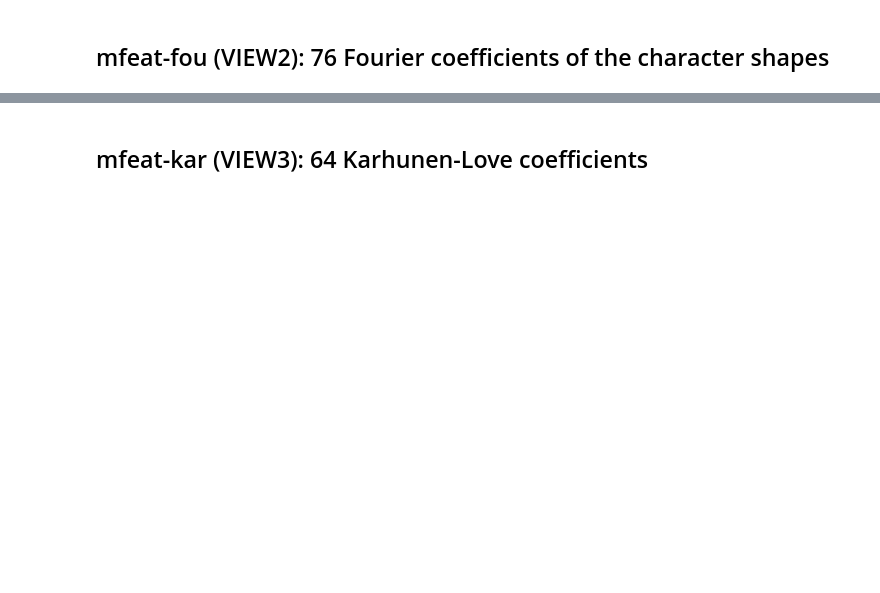
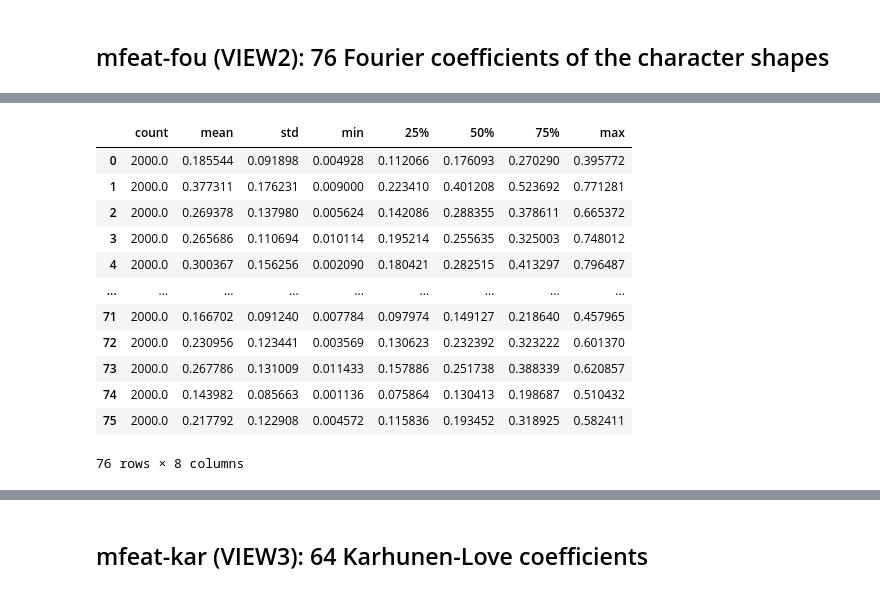
Before and after one commit to amarabuco/Projeto-ML-2020.1, a Jupyter notebook: clustering/main_clustering.ipynb, the cells around one changed output, grey strips where cells are left out. Drawn from its saved outputs; the diff is of its cells as text; code cells hidden in the pictures; blank space fills up the shorter version.

```diff
--- a/clustering/main_clustering.ipynb
+++ b/clustering/main_clustering.ipynb
@@ -325,0 +386,3 @@ array([[0.        , 1.35395181, 1.30867471, ..., 2.24390513, 1.96626151,
+# %%
+view2_df = pd.DataFrame(view2_data)
+view2_df.head()
@@ -325,0 +397,16 @@ array([[0.        , 1.35395181, 1.30867471, ..., 2.24390513, 1.96626151,
+# %%
+view2_df.describe().T
+# %% [output]
+|  | count | mean | std | min | 25% | 50% | 75% | max |
+| 0 | 2000.0 | 0.185544 | 0.091898 | 0.004928 | 0.112066 | 0.176093 | 0.270290 | 0.395772 |
+| 1 | 2000.0 | 0.377311 | 0.176231 | 0.009000 | 0.223410 | 0.401208 | 0.523692 | 0.771281 |
+| 2 | 2000.0 | 0.269378 | 0.137980 | 0.005624 | 0.142086 | 0.288355 | 0.378611 | 0.665372 |
+| 3 | 2000.0 | 0.265686 | 0.110694 | 0.010114 | 0.195214 | 0.255635 | 0.325003 | 0.748012 |
+| 4 | 2000.0 | 0.300367 | 0.156256 | 0.002090 | 0.180421 | 0.282515 | 0.413297 | 0.796487 |
+| ... | ... | ... | ... | ... | ... | ... | ... | ... |
+| 71 | 2000.0 | 0.166702 | 0.091240 | 0.007784 | 0.097974 | 0.149127 | 0.218640 | 0.457965 |
+| 72 | 2000.0 | 0.230956 | 0.123441 | 0.003569 | 0.130623 | 0.232392 | 0.323222 | 0.601370 |
+| 73 | 2000.0 | 0.267786 | 0.131009 | 0.011433 | 0.157886 | 0.251738 | 0.388339 | 0.620857 |
+| 74 | 2000.0 | 0.143982 | 0.085663 | 0.001136 | 0.075864 | 0.130413 | 0.198687 | 0.510432 |
+| 75 | 2000.0 | 0.217792 | 0.122908 | 0.004572 | 0.115836 | 0.193452 | 0.318925 | 0.582411 |
+76 rows × 8 columns
```
Also changed, not shown: parts of 32 cells of this notebook.
